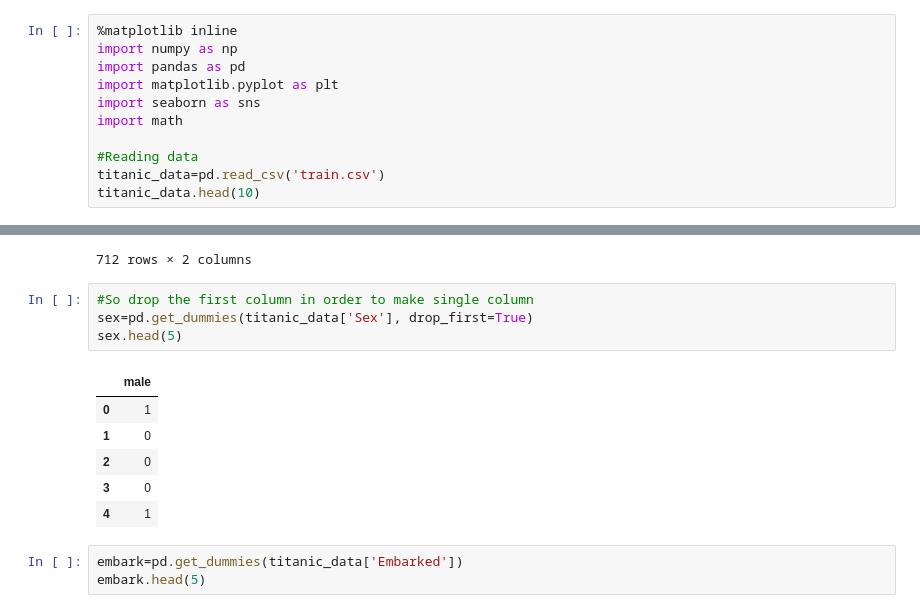
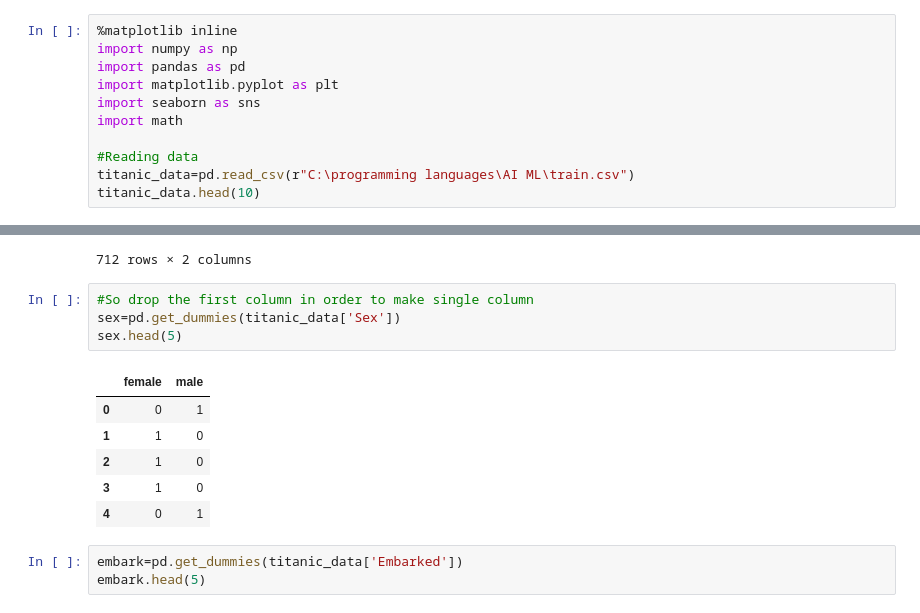
Before and after one commit to Shivansh-Uppal/ML-programs, a Jupyter notebook: LogisticRegression (1) (1).ipynb, the cells around one changed output, grey strips where cells are left out. Drawn from its saved outputs; the diff is of its cells as text.

```diff
--- a/LogisticRegression (1) (1).ipynb
+++ b/LogisticRegression (1) (1).ipynb
@@ -7,7 +7,7 @@ import seaborn as sns
 import math
 
 #Reading data
-titanic_data=pd.read_csv('train.csv')
+titanic_data=pd.read_csv(r"C:\programming languages\AI ML\train.csv")
 titanic_data.head(10)
 # %% [output]
 |  | PassengerId | Survived | Pclass | Name | Sex | Age | SibSp | Parch | Ticket | Fare | ... |
@@ -224,15 +223,15 @@ pd.get_dummies(titanic_data['Sex'])
 712 rows × 2 columns
 # %%
 #So drop the first column in order to make single column
-sex=pd.get_dummies(titanic_data['Sex'], drop_first=True)
+sex=pd.get_dummies(titanic_data['Sex'])
 sex.head(5)
 # %% [output]
-|  | male |
-| 0 | 1 |
-| 1 | 0 |
-| 2 | 0 |
-| 3 | 0 |
-| 4 | 1 |
+|  | female | male |
+| 0 | 0 | 1 |
+| 1 | 1 | 0 |
+| 2 | 1 | 0 |
+| 3 | 1 | 0 |
+| 4 | 0 | 1 |
 # %%
 embark=pd.get_dummies(titanic_data['Embarked'])
 embark.head(5)
```
Also changed, not shown: parts of 35 cells of this notebook.
